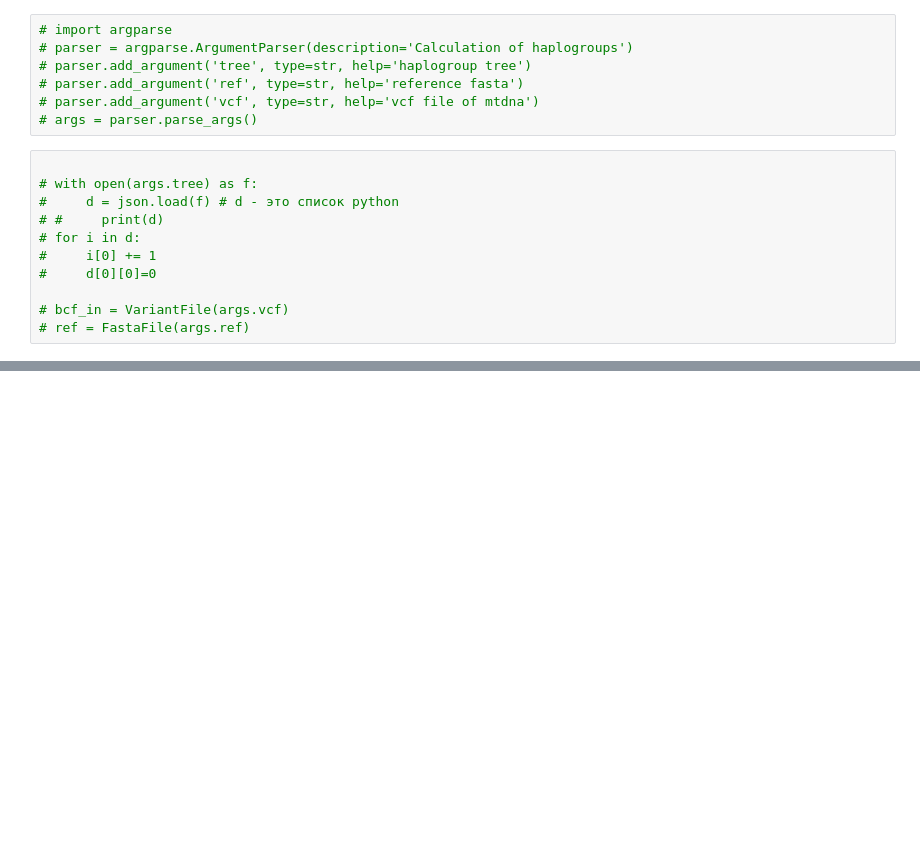
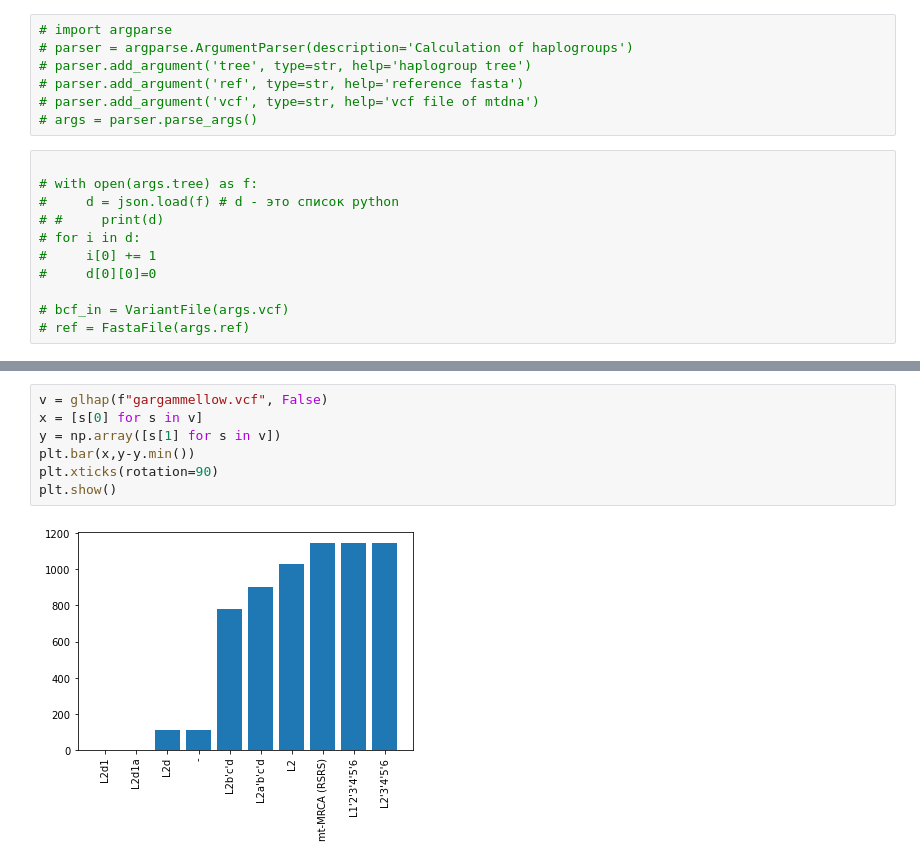
Before and after one commit to Genomics-HSE/glhap, a Jupyter notebook: vcf.ipynb, the cells around one changed output, grey strips where cells are left out. Saved outputs shown, nothing was run; the diff lists cells and outputs as text; blank space fills up the shorter version.

```diff
--- a/vcf.ipynb
+++ b/vcf.ipynb
@@ -332,0 +417,9 @@ apport_python_hook NA asttokens NA backcall 0.2.0 colorama 0.4.3 cython_runtime
+# %%
+v = glhap(f"gargammellow.vcf", False)
+x = [s[0] for s in v]
+y = np.array([s[1] for s in v])
+plt.bar(x,y-y.min())
+plt.xticks(rotation=90)
+plt.show()
+# %% [output]
+[figure, added]
```
Also changed, not shown: parts of 48 cells of this notebook, 3 other files.
